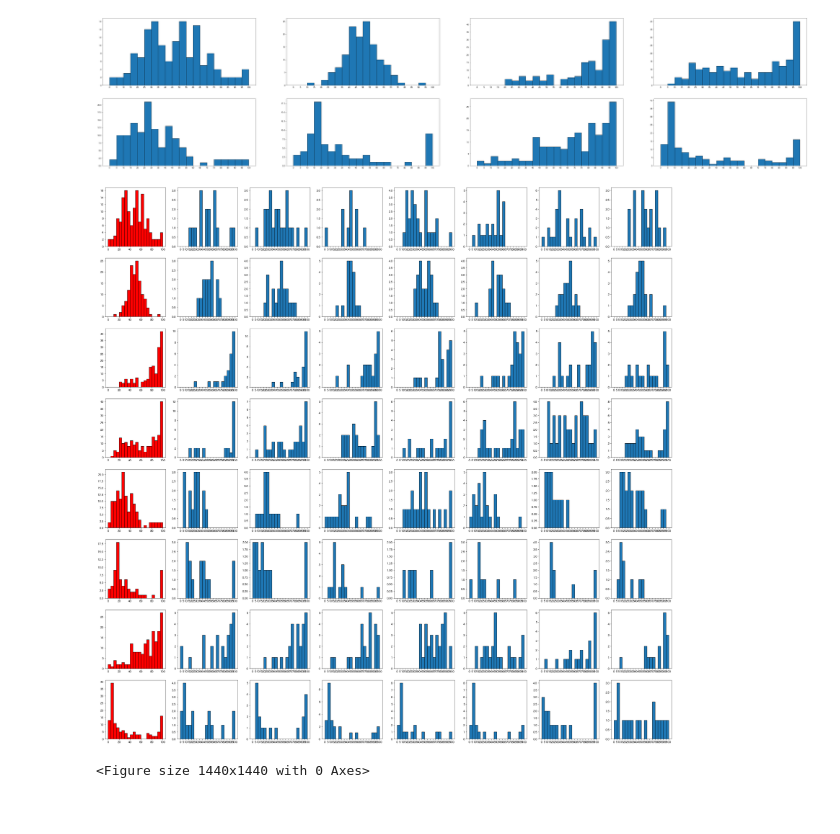
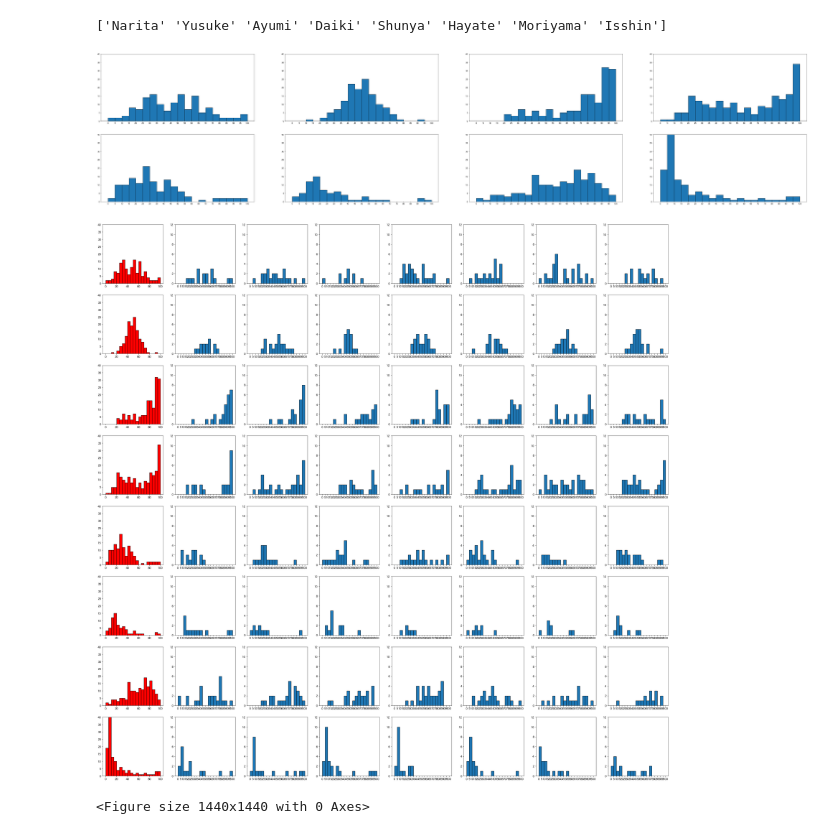
Before and after one commit to Isshin-Py-Sw-La-Me/Portfolio, a Jupyter notebook: bs_2.ipynb, the cells around one changed output. Cells and saved outputs as stored; diff of their text form; code cells hidden in the pictures.

```diff
--- a/bs_2.ipynb
+++ b/bs_2.ipynb
@@ -1,5 +1,4 @@
 # %%
-# %matplotlib inline%
 import numpy as np
 import matplotlib.pyplot as plt
 import pandas as pd
@@ -7,12 +6,12 @@ import datetime as dt
 from matplotlib import pyplot as plt
 plt.rcParams['font.family'] = 'Hiragino Maru Gothic Pro'
 
-df = pd.read_csv("./datasets/fixed_battery_log.csv")
-df = df.drop(df.columns[0],axis=1)
+df = pd.read_csv("./datasets/fixed_battery_log_2.csv")
 df["date"] = pd.to_datetime(df["date"])
 users = df["User"].unique()
-df["weekday"] = df["date"].dt.dayofweek
-df["time_to_num"]=df["date"].apply(lambda x: x.hour*3600 + x.minute*60 + x.second)
+print(users)
+# %% [output]
+['Narita' 'Yusuke' 'Ayumi' 'Daiki' 'Shunya' 'Hayate' 'Moriyama' 'Isshin']
 # %%
 def Frequency_Distribution(data, bins, class_width=None):
     data = np.asarray(data)
@@ -38,6 +37,7 @@ x_range = np.arange(0,105,5)
 for i in range(len(users)):
     plt.subplot(2,4,i+1)
     plt.xticks(x_range)
+    plt.ylim(0,40)
     plt.hist(df.loc[(df["User"] == users[i]) &
                     (df["state"] == "ON") &
                     (df["date"] > dt.datetime(2021,12,1)) &
@@ -49,39 +49,41 @@ for i in range(len(users)):
 #     user_data.plot.bar(x="階級値",y="度数",width=1,ec="k")
 #     plt.savefig("bs_2_results/hist_plot_simple_battery.jpg")
 # %% [output]
-[figure, old version]
+[figure, new version]
 # %%
 #hist plot - +weekday
 plt.figure(figsize=(40,40))
 fuse_users = [x for x in range(0,8)]
 x_range = np.arange(0,105,5)
 
 for i in range(len(users)):
     plt.subplot(8,8,1+i*8)
+    plt.ylim(0,40)
     plt.hist(df.loc[(df["User"] == users[i]) &
                     (df["state"] == "ON") &
                     (df["date"] > dt.datetime(2021,12,1)) &
                     (df["date"] < dt.datetime(2022,1,31))]["battery"],
              range=(0,100),
              bins=20,
              ec="black",
              color="red"
             )
     for j in range(0,7):
         plt.subplot(8,8,(j+2)+i*8)
         plt.xticks(x_range)
+        plt.ylim(0,12)
         plt.hist(df.loc[(df["User"] == users[i]) &
                         (df["state"] == "ON") &
                         (df["date"] > dt.datetime(2021,12,1)) &
                         (df["date"] < dt.datetime(2022,1,31)) &
                         (df["weekday"] == j)]["battery"],
                  range=(0,100),
                  bins=20,
                  ec="black"
                 )
 # plt.savefig("bs_2_results/hist_plot_plus_weekday_battery.jpg")
 # %% [output]
-[figure, old version]
+[figure, new version]
 # %%
 # fig,ax = plt.subplots(3,3)
 plt.figure(figsize=(20,20))
```
Also changed, not shown: 5 other files.
